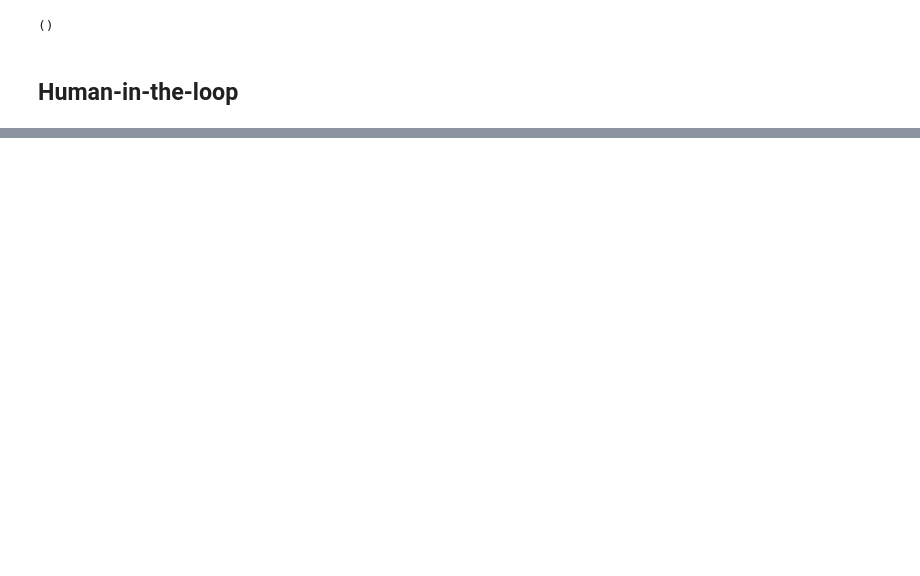
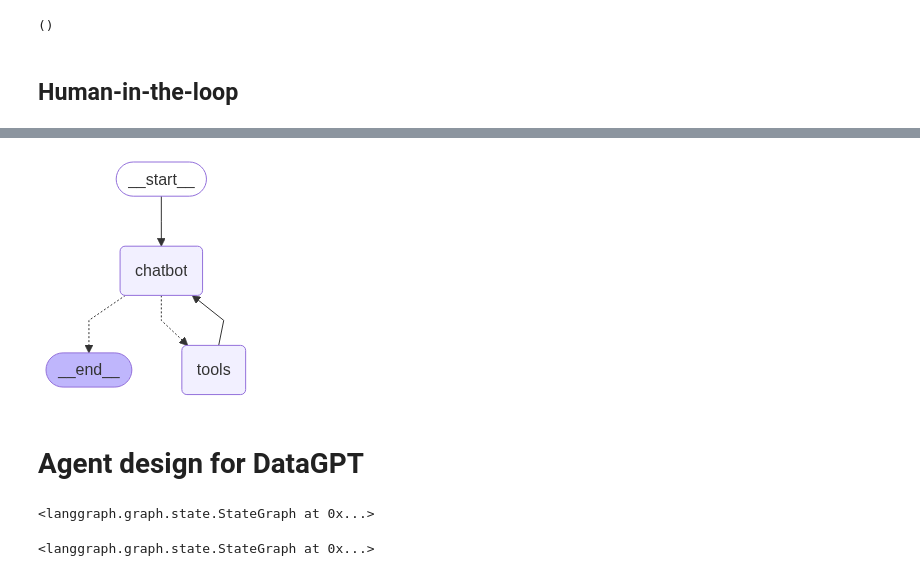
Before and after one commit to TankKevin/KVT-LangGraph, a Jupyter notebook: learning.ipynb, the cells around one changed output, grey strips where cells are left out. Cells and saved outputs as stored; diff of their text form; code cells hidden in the pictures; blank space fills up the shorter version.

Commit message:
Finish DataGPT first draft

```diff
--- a/learning.ipynb
+++ b/learning.ipynb
@@ -397,0 +394,7 @@ graph_builder.add_edge(START, "chatbot")
+# %%
+graph = graph_builder.compile(checkpointer=memory)
+display(Image(graph.get_graph().draw_mermaid_png()))
+# %% [output]
+[figure, added]
+# %% [markdown]
+# Agent design for DataGPT
@@ -397,0 +424,58 @@ graph_builder.add_edge(START, "chatbot")
+# %%
+from langchain.chat_models import init_chat_model
+
+llm = init_chat_model(
+    "openai:glm-4-plus",
+    base_url="https://open.bigmodel.cn/api/paas/v4"
+)
+
+llm_with_tools = llm.bind_tools(tools)
+
+def chatbot_with_tools(state: State):
+    return {"messages": [llm_with_tools.invoke(state["messages"])]}
+
+graph_builder = StateGraph(State)
+graph_builder.add_node("coordinator", chatbot)
+graph_builder.add_node("planner", chatbot)
+graph_builder.add_node("greeter", chatbot)
+graph_builder.add_node("supervisor", chatbot)
+graph_builder.add_node("reporter", chatbot)
+graph_builder.add_node("single_question_expert", chatbot_with_tools)
+# %% [output]
+<langgraph.graph.state.StateGraph at 0x...>
+# %%
+import json
+
+from langchain_core.messages import ToolMessage
+
+
+class BasicToolNode:
+    """A node that runs the tools requested in the last AIMessage."""
+
+    def __init__(self, tools: list) -> None:
+        self.tools_by_name = {tool.name: tool for tool in tools}
+
+    def __call__(self, inputs: dict):
+        if messages := inputs.get("messages", []):
+            message = messages[-1]
+        else:
+            raise ValueError("No message found in input")
+        outputs = []
+        for tool_call in message.tool_calls:
+            tool_result = self.tools_by_name[tool_call["name"]].invoke(
+                tool_call["args"]
+            )
+            outputs.append(
+                ToolMessage(
+                    content=json.dumps(tool_result),
+                    name=tool_call["name"],
+                    tool_call_id=tool_call["id"],
+                )
+            )
+        return {"messages": outputs}
+
+
+tool_node = BasicToolNode(tools=[tool])
+graph_builder.add_node("question_tools", tool_node)
+# %% [output]
+<langgraph.graph.state.StateGraph at 0x...>
```
Also changed, not shown: parts of 13 cells of this notebook.
